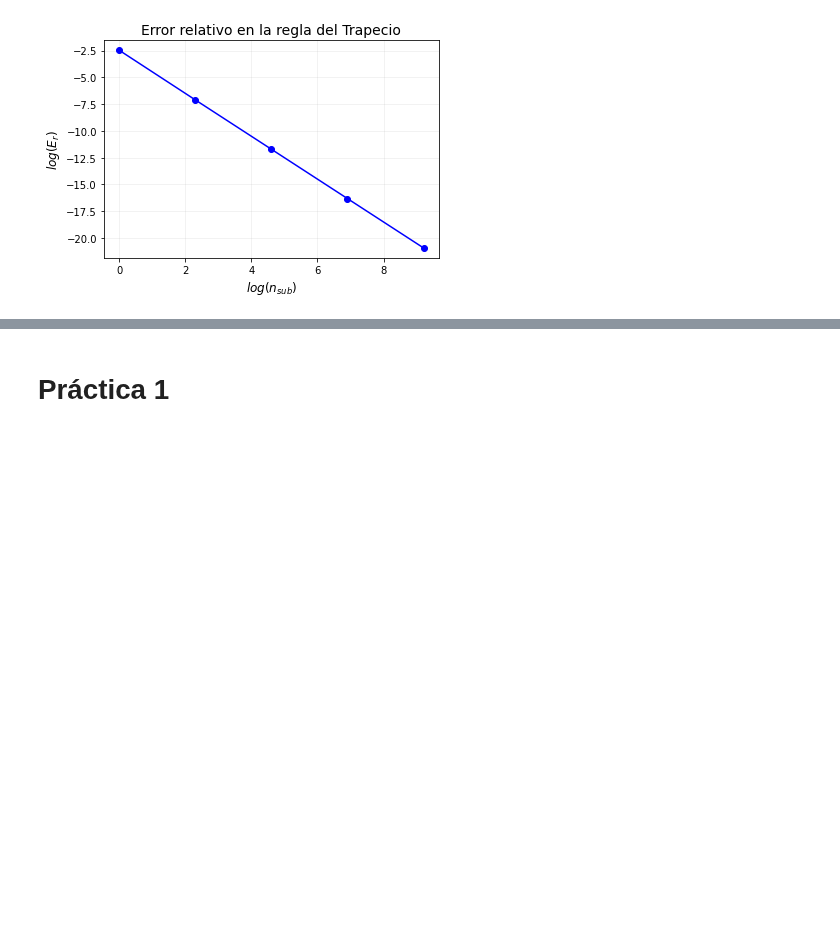
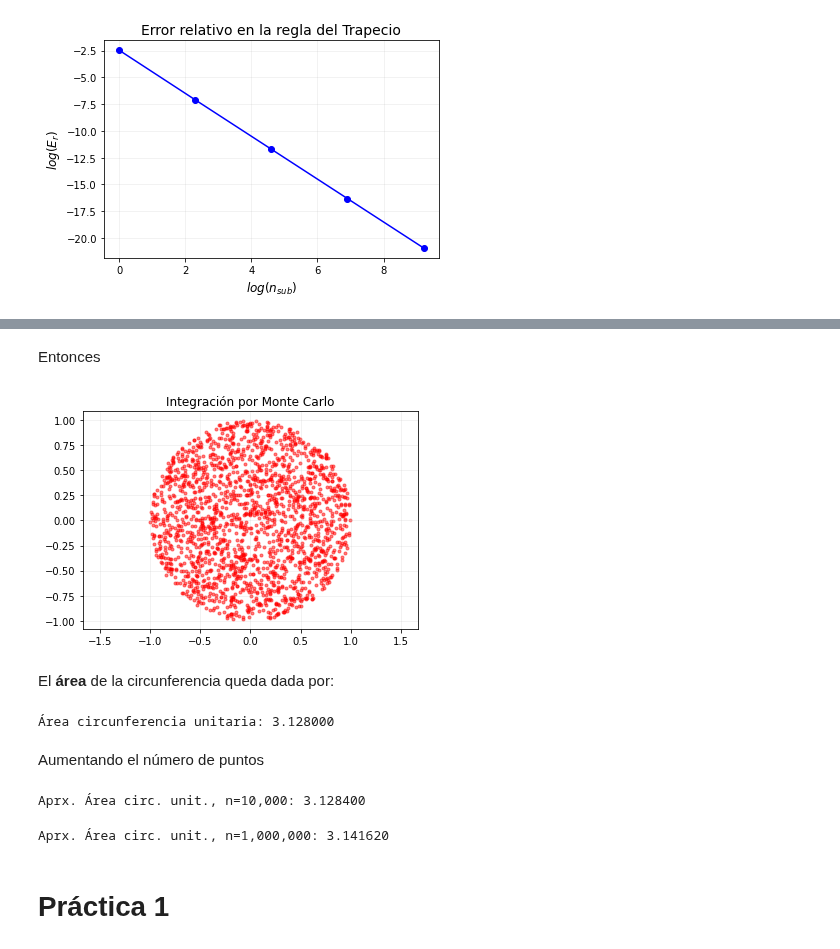
Before and after one commit to CAMM961001/itam-mcd, a Jupyter notebook: optimizacion/01-computo-cientifico/1.7-integracion-numerica.ipynb, the cells around one changed output, grey strips where cells are left out. Drawn from its saved outputs; the diff is of its cells as text; code cells hidden in the pictures; blank space fills up the shorter version.

```diff
--- a/optimizacion/01-computo-cientifico/1.7-integracion-numerica.ipynb
+++ b/optimizacion/01-computo-cientifico/1.7-integracion-numerica.ipynb
@@ -263,3 +350,57 @@ plt.show()
+# %% [markdown]
+Entonces
+# %%
+#Definición de norma 2
+f = lambda x: np.sqrt(x[:,0]**2 + x[:,1]**2)
+
+#Muestra de distribución uniforme que satisfaga r <= 1
+ind = f(x_p) <= 1
+x_p_subset = x_p[ind]
+
+#Graficando
+plt.scatter(x_p_subset[:,0], x_p_subset[:,1], marker='.', color='r', alpha=0.5)
+
+#Anotaciones y estilo
+plt.title('Integración por Monte Carlo')
+plt.grid(alpha=0.2)
+plt.axis("equal")
+
+plt.show()
+# %% [output]
+[figure, added]
+# %% [markdown]
+El **área** de la circunferencia queda dada por:
+# %%
+square_area = 2**2
+print(f"Área circunferencia unitaria: {square_area * len(x_p_subset)/len(x_p):.6f}")
+# %% [output]
+Área circunferencia unitaria: 3.128000
+# %% [markdown]
+Aumentando el número de puntos
+# %%
+#Muestra de dist. uniforme
+density_p = int(1e4)
+x_p = np.random.uniform(low=-1, high=1, size=(density_p,2))
+
+#Aprox. Monte Carlo
+ind = f(x_p) <= 1
+x_p_subset = x_p[ind]
+
+print(f"Aprx. Área circ. unit., n={density_p:,}: {square_area * len(x_p_subset)/len(x_p):.6f}")
+# %% [output]
+Aprx. Área circ. unit., n=10,000: 3.128400
+# %%
+#Muestra de dist. uniforme
+density_p = int(1e6)
+x_p = np.random.uniform(low=-1, high=1, size=(density_p,2))
+
+#Aprox. Monte Carlo
+ind = f(x_p) <= 1
+x_p_subset = x_p[ind]
+
+print(f"Aprx. Área circ. unit., n={density_p:,}: {square_area * len(x_p_subset)/len(x_p):.6f}")
+# %% [output]
+Aprx. Área circ. unit., n=1,000,000: 3.141620
 # %% [markdown]
 # Práctica 1
 # %%
```
Also changed, not shown: parts of 11 cells of this notebook.
